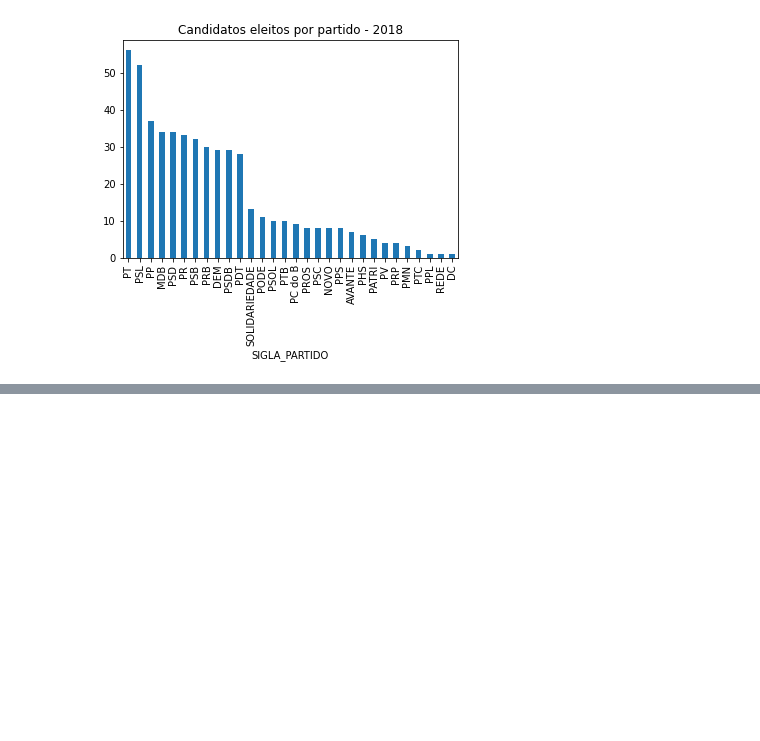
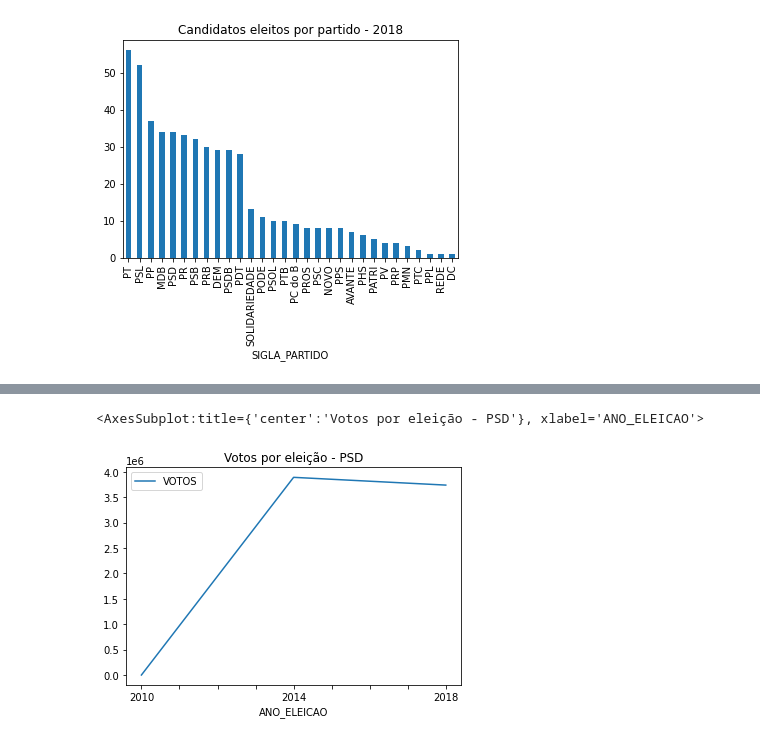
Before and after one commit to JeanLPierro/analise_deput_eleitos_partido, a Jupyter notebook: analise_eleicoes_2014-2016.ipynb, the cells around one changed output, grey strips where cells are left out. Saved outputs shown, nothing was run; the diff lists cells and outputs as text; code cells hidden in the pictures; blank space fills up the shorter version.

```diff
--- a/analise_eleicoes_2014-2016.ipynb
+++ b/analise_eleicoes_2014-2016.ipynb
@@ -143,0 +179,12 @@ array([<AxesSubplot:ylabel='QTDE_VOTOS'>], dtype=object)
+# %%
+votos_psd_2010 = 0
+votos_psd_2014 = sum_votos_2014.loc['PSD', 'QTDE_VOTOS']
+votos_psd_2018 = sum_votos_2018.loc['PSD', 'QTDE_VOTOS']
+tab_psd = pd.DataFrame(
+    {"ANO_ELEICAO" : ['2010', '2014', '2018'],
+     "VOTOS" : [votos_psd_2010, votos_psd_2014, votos_psd_2018]},
+    index = [1, 2, 3])
+tab_psd.plot(x="ANO_ELEICAO", y=["VOTOS"], title="Votos por eleição - PSD")
+# %% [output]
+<AxesSubplot:title={'center':'Votos por eleição - PSD'}, xlabel='ANO_ELEICAO'>
+[figure, added]
```
Also changed, not shown: parts of 8 cells of this notebook.
